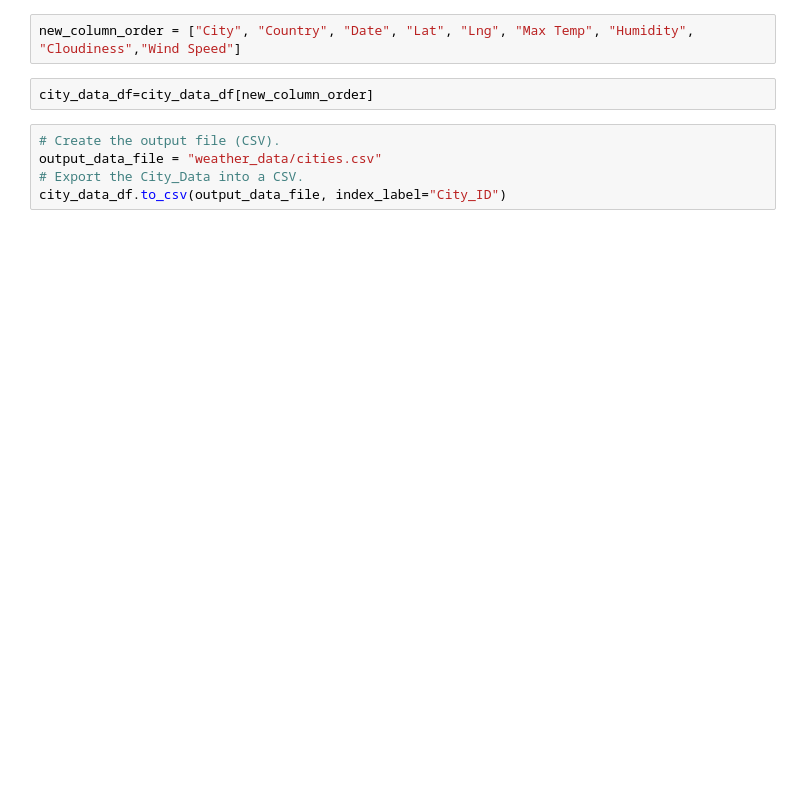
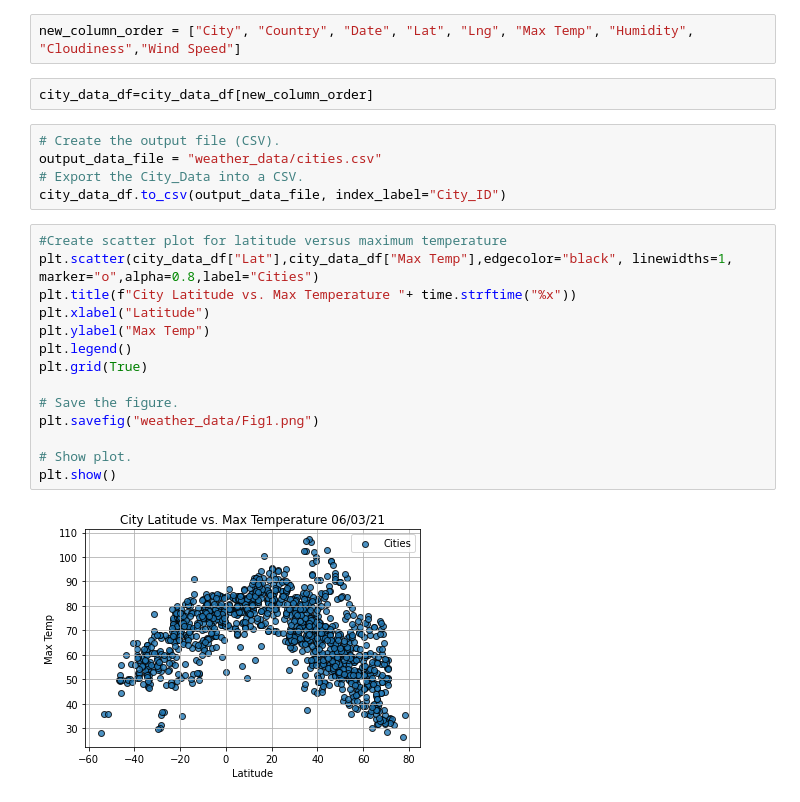
Before and after one commit to shaileeM/World_Weather_Analysis, a Jupyter notebook: WeatherPy_new.ipynb, the cells around one changed output. Saved outputs shown, nothing was run; the diff lists cells and outputs as text; blank space fills up the shorter version.

Commit message:
weatherPy scater plots

```diff
--- a/WeatherPy_new.ipynb
+++ b/WeatherPy_new.ipynb
@@ -130,3 +123,19 @@ city_data_df=city_data_df[new_column_order]
 output_data_file = "weather_data/cities.csv"
 # Export the City_Data into a CSV.
 city_data_df.to_csv(output_data_file, index_label="City_ID")
+# %%
+#Create scatter plot for latitude versus maximum temperature
+plt.scatter(city_data_df["Lat"],city_data_df["Max Temp"],edgecolor="black", linewidths=1, marker="o",alpha=0.8,label="Cities")
+plt.title(f"City Latitude vs. Max Temperature "+ time.strftime("%x"))
+plt.xlabel("Latitude")
+plt.ylabel("Max Temp")
+plt.legend()
+plt.grid(True)
+
+# Save the figure.
+plt.savefig("weather_data/Fig1.png")
+
+# Show plot.
+plt.show()
+# %% [output]
+[figure, added]
```
Also changed, not shown: parts of 7 cells of this notebook.
